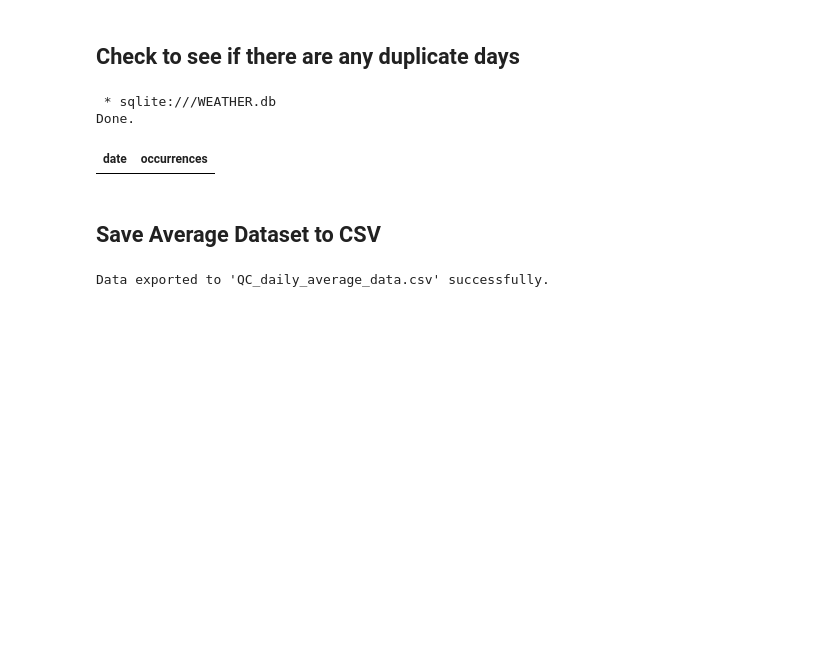
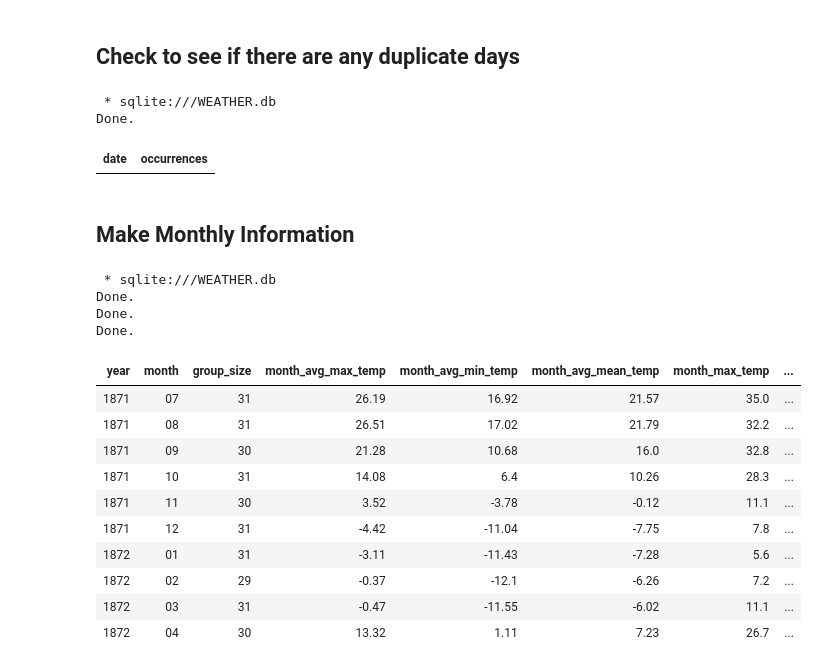
Before and after one commit to maggie-projects-23/Spruce_Budworm_Weather_Data, a Jupyter notebook: SpruceBudworm_weather.ipynb, the cells around one changed output. Cells and saved outputs as stored; diff of their text form; code cells hidden in the pictures; blank space fills up the shorter version.

```diff
--- a/SpruceBudworm_weather.ipynb
+++ b/SpruceBudworm_weather.ipynb
@@ -98,15 +98,41 @@ HAVING COUNT(*) > 1;
  * sqlite:///WEATHER.db
 Done.
 | date | occurrences |
-# %% [markdown]
-## Save Average Dataset to CSV
-# %%
-query = "SELECT * FROM QC_DAY_AVERAGE_WEATHER"
-data_frame = pd.read_sql(query, con)
-
-csv_file_name = 'QC_daily_average_data.csv'
-data_frame.to_csv(csv_file_name, index=False)
-print(f"Data exported to '{csv_file_name}' successfully.")
-# %% [output]
-Data exported to 'QC_daily_average_data.csv' successfully.
+# %% [markdown]
+## Make Monthly Information
+# %%
+%%sql
+DROP TABLE IF EXISTS QC_MONTHLY_WEATHER_VARS;
+
+CREATE TABLE QC_MONTHLY_WEATHER_VARS AS
+SELECT
+  strftime('%Y', date) AS year,
+  strftime('%m', date) AS month,
+  COUNT(*) AS group_size,
+  ROUND(AVG(avg_max_temp), 2) AS month_avg_max_temp,
+  ROUND(AVG(avg_min_temp), 2) AS month_avg_min_temp,
+  ROUND(AVG(avg_mean_temp), 2) AS month_avg_mean_temp,
+  MAX(avg_max_temp) AS month_max_temp,
+  MIN(avg_min_temp) AS month_min_temp,
+  ROUND(AVG(avg_max_temp - avg_min_temp), 2) AS mean_diurnal_range,
+  ROUND(AVG(avg_total_precip), 2) AS month_avg_total_precip
+FROM QC_DAY_AVERAGE_WEATHER
+GROUP BY year, month;
+SELECT * FROM QC_MONTHLY_WEATHER_VARS ORDER BY year, month LIMIT 10;
+# %% [output]
+ * sqlite:///WEATHER.db
+Done.
+Done.
+Done.
+| year | month | group_size | month_avg_max_temp | month_avg_min_temp | month_avg_mean_temp | month_max_temp | ... |
+| 1871 | 07 | 31 | 26.19 | 16.92 | 21.57 | 35.0 | ... |
+| 1871 | 08 | 31 | 26.51 | 17.02 | 21.79 | 32.2 | ... |
+| 1871 | 09 | 30 | 21.28 | 10.68 | 16.0 | 32.8 | ... |
+| 1871 | 10 | 31 | 14.08 | 6.4 | 10.26 | 28.3 | ... |
+| 1871 | 11 | 30 | 3.52 | -3.78 | -0.12 | 11.1 | ... |
+| 1871 | 12 | 31 | -4.42 | -11.04 | -7.75 | 7.8 | ... |
+| 1872 | 01 | 31 | -3.11 | -11.43 | -7.28 | 5.6 | ... |
+| 1872 | 02 | 29 | -0.37 | -12.1 | -6.26 | 7.2 | ... |
+| 1872 | 03 | 31 | -0.47 | -11.55 | -6.02 | 11.1 | ... |
+| 1872 | 04 | 30 | 13.32 | 1.11 | 7.23 | 26.7 | ... |
 # %% [markdown]
```
Also changed, not shown: parts of 8 cells of this notebook.
